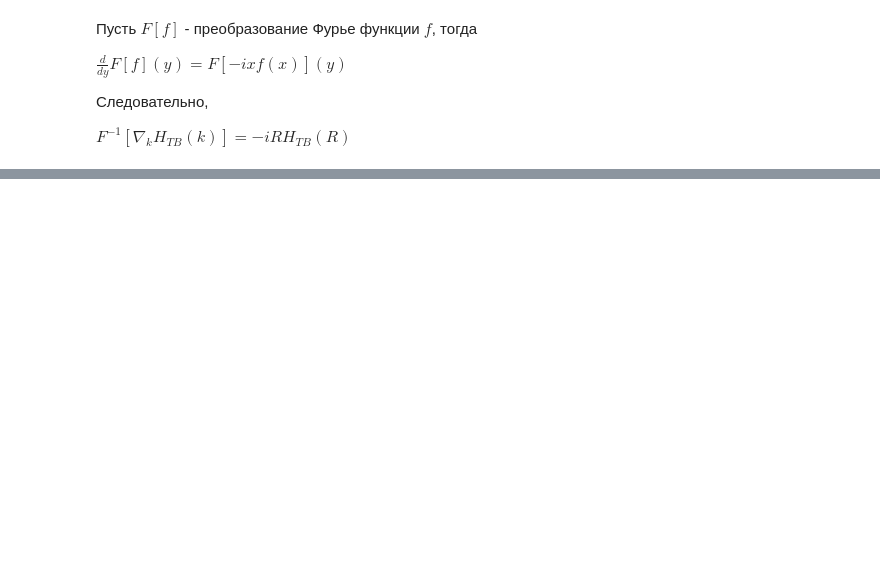
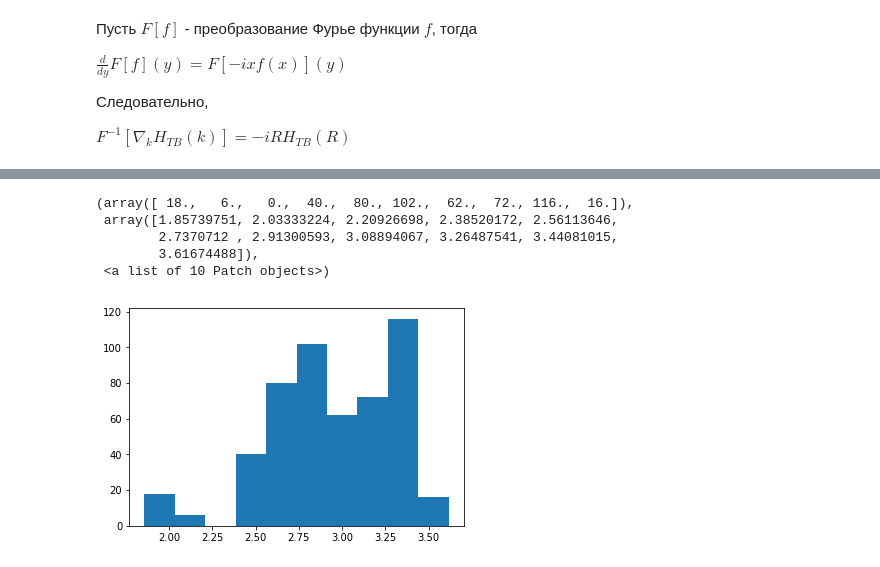
Before and after one commit to drgulevich/MoS2-project, a Jupyter notebook: notebooks/TB.ipynb, the cells around one changed output, grey strips where cells are left out. Drawn from its saved outputs; the diff is of its cells as text; code cells hidden in the pictures; blank space fills up the shorter version.

```diff
--- a/notebooks/TB.ipynb
+++ b/notebooks/TB.ipynb
@@ -115,0 +140,36 @@ $F^{-1}[\nabla_k H_{TB}(k)]=-iRH_{TB}(R)$
+# %%
+epsilon=1
+h=4.135667516*10**(-15)/(2*np.pi)
+c=299792458*10**9
+alpha=0.65 #nm
+r0=2*np.pi*alpha #nm
+const=4*np.pi*h*c/137
+V=N**2*np.sqrt(3)/2*(3.190/10)**2
+def Keldysh_potential(q):
+    q=np.linalg.norm(q)
+    if q==0:
+        return 0
+    else:
+        return const/(2*q*(1+r0*q))
+#         return 0
+# %%
+v=[0,1];c=[2,3,4,5]
+nv=2;nc=4
+Ic=np.zeros((N**2,nc,N**2,nc),dtype=np.complex)
+Iv=np.zeros((N**2,nv,N**2,nv),dtype=np.complex)
+
+for i,ik in product(range(nv),range(N**2)):
+    for j,jk in product(range(nv),range(N**2)):
+        Iv[ik,i,jk,j]=np.sum(D[ik,:,v[i]].conj()*D[jk,:,v[j]])
+for i,ik in product(range(nc),range(N**2)):
+    for j,jk in product(range(nc),range(N**2)):
+        Ic[ik,i,jk,j]=np.sum(D[ik,:,c[i]].conj()*D[jk,:,c[j]])
+H=np.zeros((N**2,nc,nv,N**2,nc,nv),dtype=np.complex)
+for k,i,j in product(range(N**2),range(nc),range(nv)):
+    H[k,i,j,k,i,j]+=E[k,c[i]]-E[k,v[j]]
+# for k1,i1,j1 in product(range(N**2),range(nc),range(nv)):
+#     for k2,i2,j2 in product(range(N**2),range(nc),range(nv)):
+#         H[k1,i1,j1,k2,i2,j2]-=Keldysh_potential(K[k1]-K[k2])*Ic[k2,i2,k1,i1].conj()*Iv[k2,j2,k1,j1]/V
+NH=N**2*nc*nv
+H=H.reshape(NH,NH)
+EH,DH=np.linalg.eig(H)
@@ -115,0 +184,9 @@ $F^{-1}[\nabla_k H_{TB}(k)]=-iRH_{TB}(R)$
+# %%
+plt.hist(EH.real)
+# %% [output]
+(array([ 18.,   6.,   0.,  40.,  80., 102.,  62.,  72., 116.,  16.]),
+ array([1.85739751, 2.03333224, 2.20926698, 2.38520172, 2.56113646,
+        2.7370712 , 2.91300593, 3.08894067, 3.26487541, 3.44081015,
+        3.61674488]),
+ <a list of 10 Patch objects>)
+[figure, added]
```
Also changed, not shown: parts of 11 cells of this notebook.
